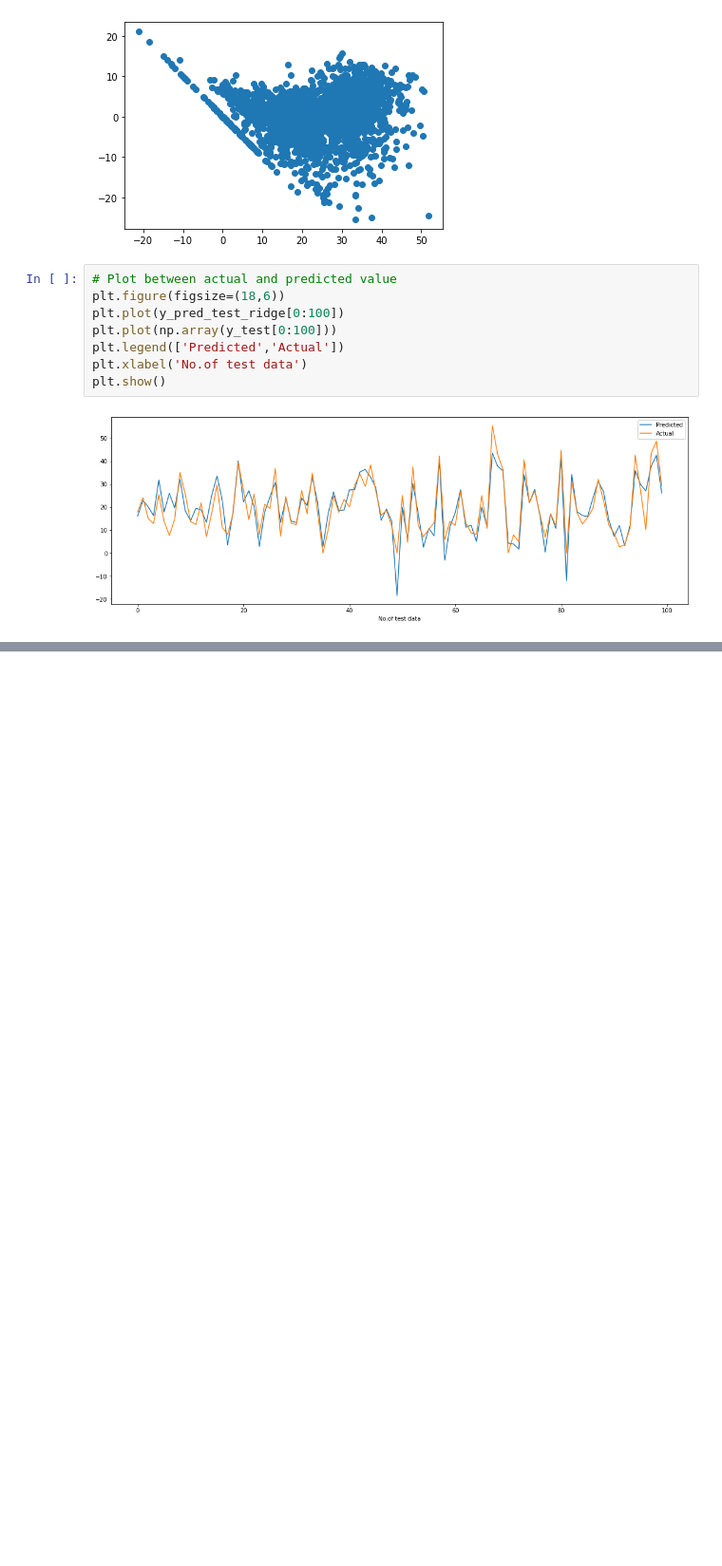
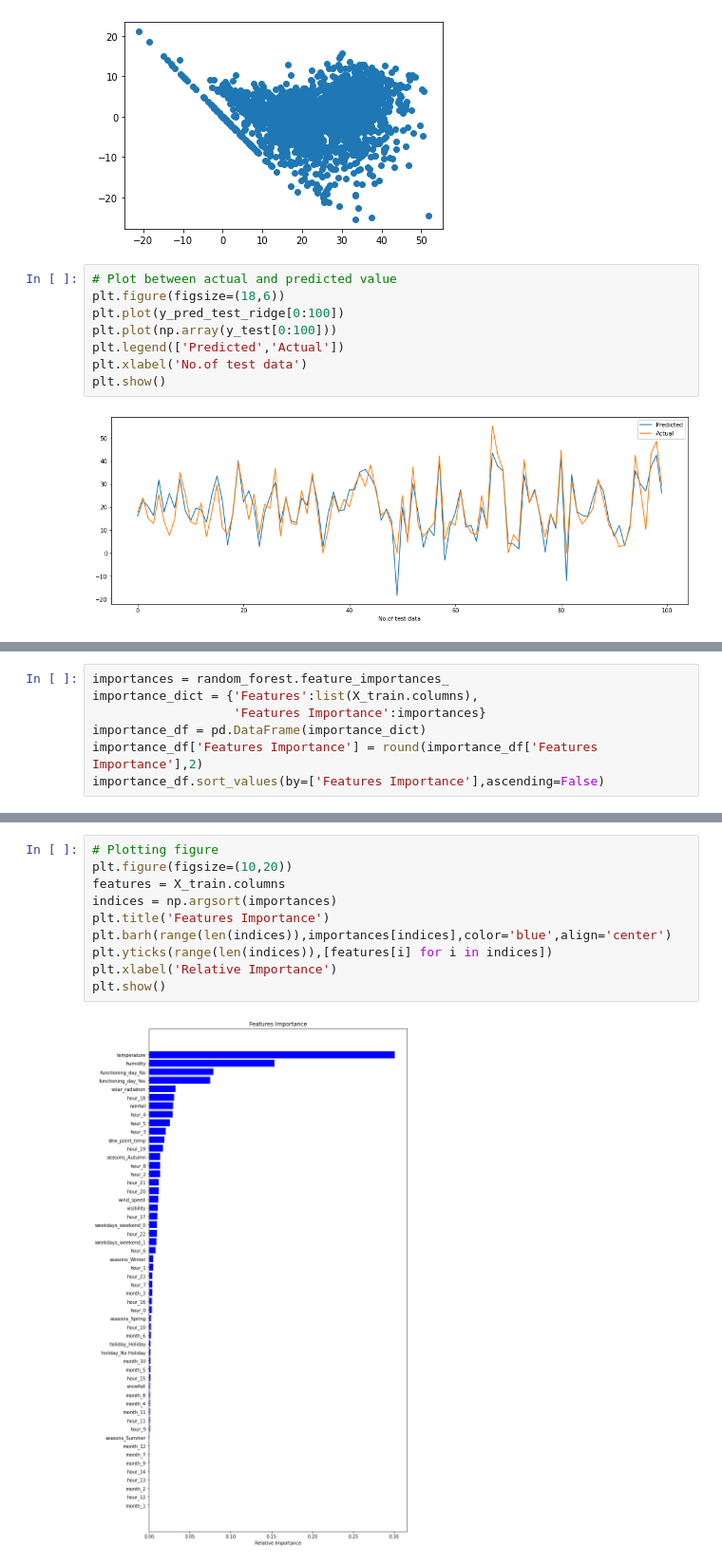
Before and after one commit to mmishra1092/Bike-Sharing-Demand-Prediction, a Jupyter notebook: MAYANK_MISHRA_Bike_Sharing_Demand_Prediction_Capstone_Project.ipynb, the cells around one changed output, grey strips where cells are left out. Shown at 95% size. Drawn from its saved outputs; the diff is of its cells as text; blank space fills up the shorter version.

```diff
--- a/MAYANK_MISHRA_Bike_Sharing_Demand_Prediction_Capstone_Project.ipynb
+++ b/MAYANK_MISHRA_Bike_Sharing_Demand_Prediction_Capstone_Project.ipynb
@@ -906,0 +1280,7 @@ plt.show()
+# %%
+importances = random_forest.feature_importances_
+importance_dict = {'Features':list(X_train.columns),
+                   'Features Importance':importances}
+importance_df = pd.DataFrame(importance_dict)
+importance_df['Features Importance'] = round(importance_df['Features Importance'],2)
+importance_df.sort_values(by=['Features Importance'],ascending=False)
@@ -906,0 +1305,12 @@ plt.show()
+# %%
+# Plotting figure
+plt.figure(figsize=(10,20))
+features = X_train.columns
+indices = np.argsort(importances)
+plt.title('Features Importance')
+plt.barh(range(len(indices)),importances[indices],color='blue',align='center')
+plt.yticks(range(len(indices)),[features[i] for i in indices])
+plt.xlabel('Relative Importance')
+plt.show()
+# %% [output]
+[figure, added]
```
Also changed, not shown: parts of 45 cells of this notebook.
